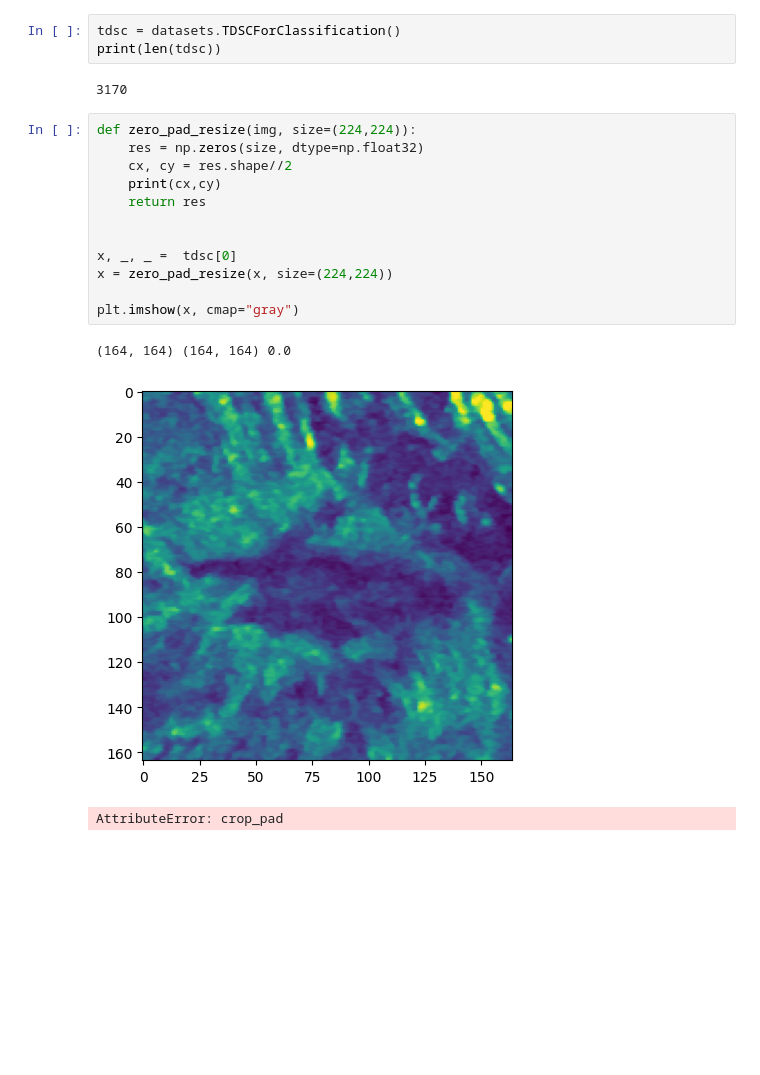
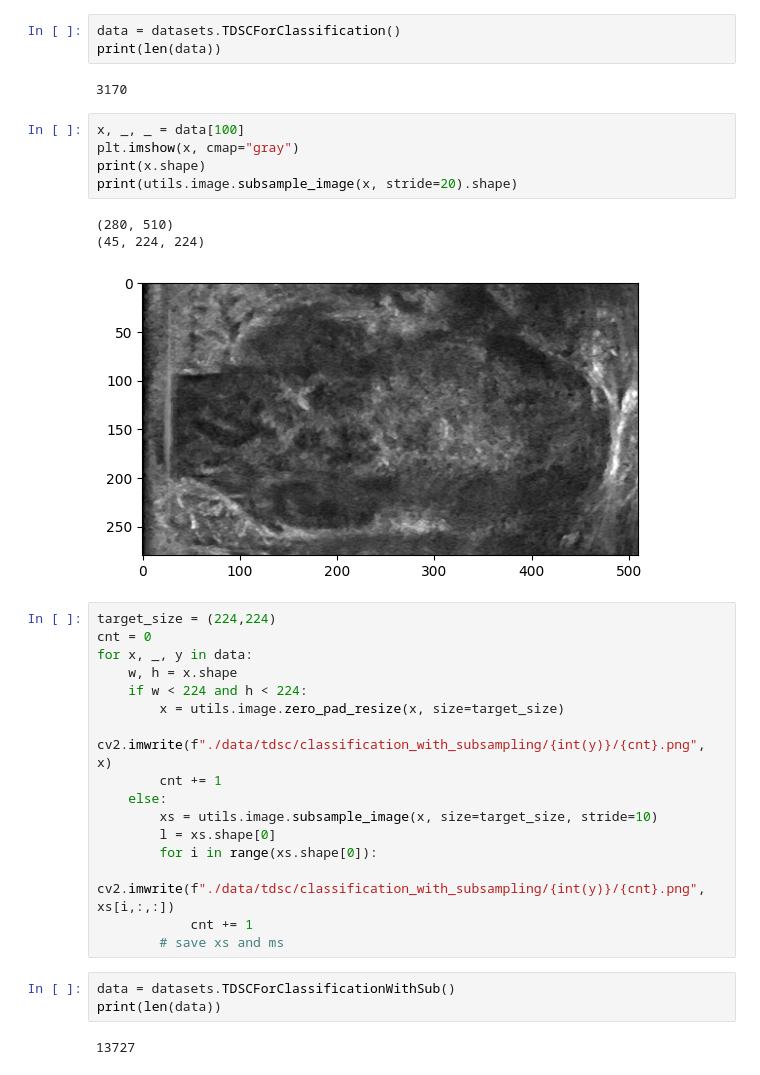
Before and after one commit to mralinp/abus-classification, a Jupyter notebook: subsampling.ipynb, the cells around one changed output. Saved outputs shown, nothing was run; the diff lists cells and outputs as text; blank space fills up the shorter version.

Commit message:
subsampling implemented

```diff
--- a/subsampling.ipynb
+++ b/subsampling.ipynb
@@ -12,21 +13,35 @@ import datasets
 # %%
-tdsc = datasets.TDSCForClassification()
-print(len(tdsc))
+data = datasets.TDSCForClassification()
+print(len(data))
 # %% [output]
 3170
-# %%
-def zero_pad_resize(img, size=(224,224)):
-    res = np.zeros(size, dtype=np.float32)
-    cx, cy = res.shape//2
-    print(cx,cy)
-    return res
-
-
-x, _, _ =  tdsc[0]
-x = zero_pad_resize(x, size=(224,224))
-
-plt.imshow(x, cmap="gray")
-# %% [output]
-(164, 164) (164, 164) 0.0
-[figure, removed]
-AttributeError: crop_pad
+# %%
+x, _, _ = data[100]
+plt.imshow(x, cmap="gray")
+print(x.shape)
+print(utils.image.subsample_image(x, stride=20).shape)
+# %% [output]
+(280, 510)
+(45, 224, 224)
+[figure, added]
+# %%
+target_size = (224,224)
+cnt = 0
+for x, _, y in data:
+    w, h = x.shape
+    if w < 224 and h < 224:
+        x = utils.image.zero_pad_resize(x, size=target_size)
+        cv2.imwrite(f"./data/tdsc/classification_with_subsampling/{int(y)}/{cnt}.png", x)
+        cnt += 1
+    else:
+        xs = utils.image.subsample_image(x, size=target_size, stride=10)
+        l = xs.shape[0]
+        for i in range(xs.shape[0]):
+            cv2.imwrite(f"./data/tdsc/classification_with_subsampling/{int(y)}/{cnt}.png", xs[i,:,:])
+            cnt += 1
+        # save xs and ms
+# %%
+data = datasets.TDSCForClassificationWithSub()
+print(len(data))
+# %% [output]
+13727
```
Also changed, not shown: parts of 1 cell of this notebook, 9 other files.
